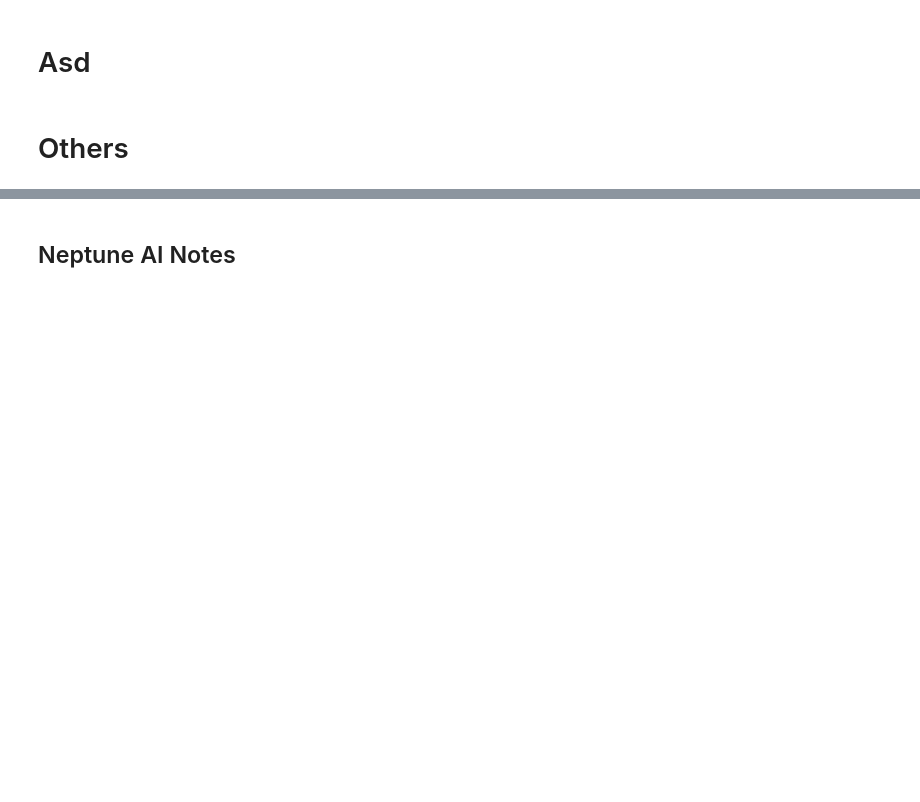
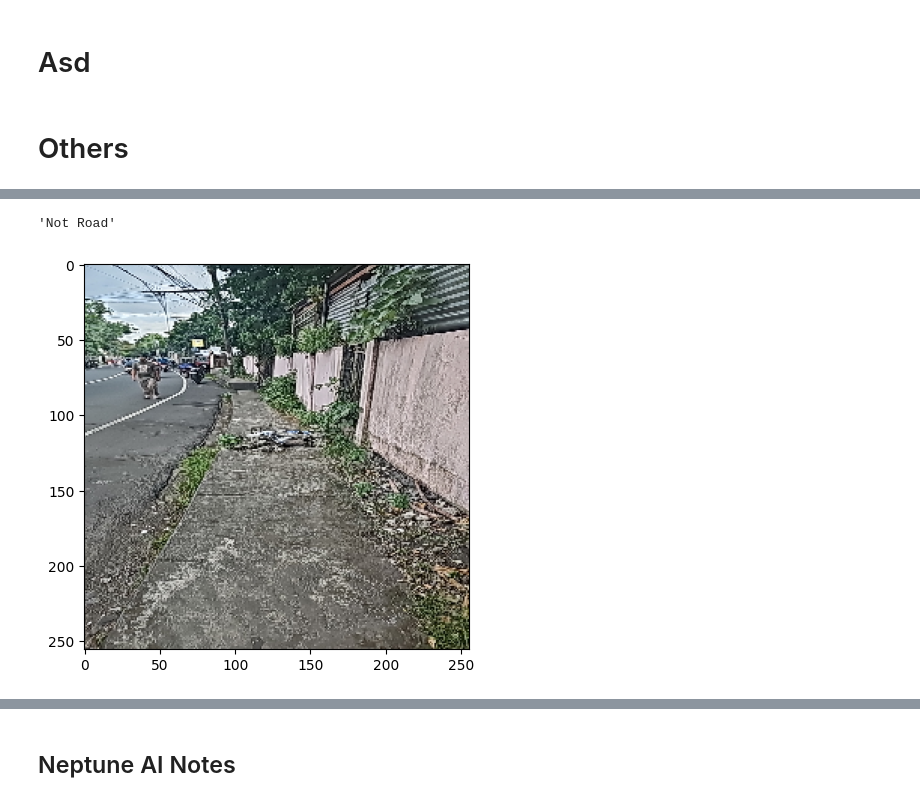
Before and after one commit to RiceWater/Neptune-Thesis-KFolds, a Jupyter notebook: neptune.ipynb, the cells around one changed output, grey strips where cells are left out. Saved outputs shown, nothing was run; the diff lists cells and outputs as text; code cells hidden in the pictures; blank space fills up the shorter version.

```diff
--- a/neptune.ipynb
+++ b/neptune.ipynb
@@ -480,0 +436,3 @@ for j, metric in enumerate(eval_metrics):
+# %%
+deployed_model = tf.keras.models.load_model("C:\\Users\\user\\Documents\\Machine-Learning-Hub-1\\Exp-Flask-New-Thesis\\model\\PCNN0206_01B.keras")
+old_deployed_model = tf.keras.models.load_model("C:\\Users\\user\\Documents\\Machine-Learning-Hub-1\\Exp-Flask-New-Thesis\\model\\Old\\Model_V4-0-1.keras")
@@ -480,0 +442,6 @@ for j, metric in enumerate(eval_metrics):
+# %%
+img_path = "C:\\Users\\user\\Desktop\\Downloads\\s1.png"
+# %%
+img = image_to_numpy.load_image_file(os.path.join(img_path))
+# img = cv2.resize(img,(256, 256))
+# plt.imshow(img)
@@ -480,0 +496,24 @@ for j, metric in enumerate(eval_metrics):
+# %%
+def real_image(img_path):
+    real_img = image_to_numpy.load_image_file(os.path.join(img_path))
+    plt.figure(figsize=(5,5))
+
+    resize = tf.image.resize(real_img, (256,256))
+    rescaled = resize/255
+    plt.imshow(rescaled)
+    ready_img = np.expand_dims(rescaled, 0)
+    yh = old_deployed_model.predict(ready_img)
+    print(yh)
+
+    # real_img = cv2.imread(img_path)
+    # plt.figure(figsize=(5,5))
+    # plt.imshow(cv2.cvtColor(real_img, cv2.COLOR_BGR2RGB))
+    # resize = tf.image.resize(real_img, (256,256)))
+    # yh = model.predict(np.expand_dims(resize/255, 0))
+    # print(yh)
+    # yh = one_output_index_based(yh)
+    return "Road" if np.argmax(yh) == 2 else "Not Road"
+# %%
+# deployed model: [[1.4814398e-03 9.9417204e-01 4.3379935e-03 8.4970325e-06]]
+real_image(img_path)
+# %% [output]
@@ -480,0 +522,2 @@ for j, metric in enumerate(eval_metrics):
+'Not Road'
+[figure, added]
```
Also changed, not shown: parts of 15 cells of this notebook, 4 other files.
